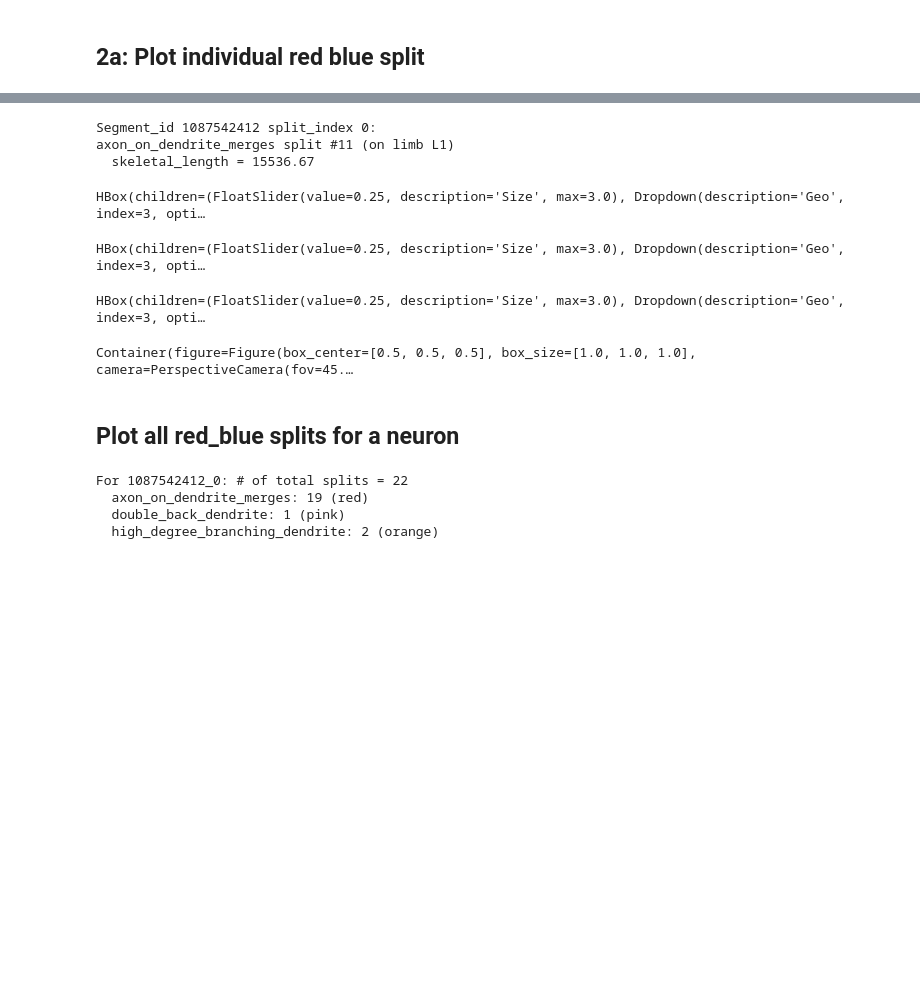
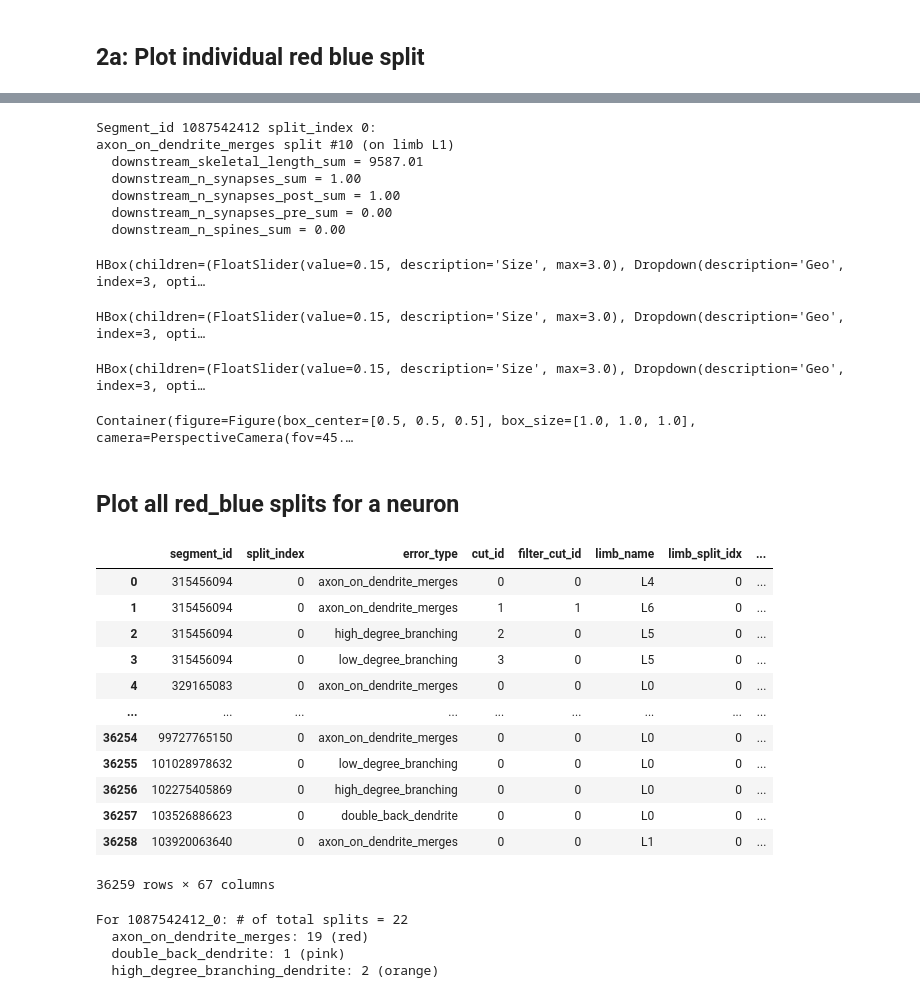
Before and after one commit to akshitapanigrahi/connects_neuvue, a Jupyter notebook: Applications/Datajoint_Metadata_Query/h01_c2_red_blue_database_query.ipynb, the cells around one changed output, grey strips where cells are left out. Drawn from its saved outputs; the diff is of its cells as text; code cells hidden in the pictures; blank space fills up the shorter version.

Commit message:
red blue tutorial on querying whole database

```diff
--- a/Applications/Datajoint_Metadata_Query/h01_c2_red_blue_database_query.ipynb
+++ b/Applications/Datajoint_Metadata_Query/h01_c2_red_blue_database_query.ipynb
@@ -131,5 +135,5 @@ seg_red_blue_df
 # %%
-idx = 11
+idx = 10
 red_blue_dict = seg_red_blue_df.iloc[idx,:].to_dict()
 
 ssu.plot_red_blue_split_dict(
@@ -138,14 +142,34 @@ ssu.plot_red_blue_split_dict(
 )
 # %% [output]
 Segment_id 1087542412 split_index 0:
-axon_on_dendrite_merges split #11 (on limb L1)
-  skeletal_length = 15536.67
+axon_on_dendrite_merges split #10 (on limb L1)
+  downstream_skeletal_length_sum = 9587.01
+  downstream_n_synapses_sum = 1.00
+  downstream_n_synapses_post_sum = 1.00
+  downstream_n_synapses_pre_sum = 0.00
+  downstream_n_spines_sum = 0.00
-HBox(children=(FloatSlider(value=0.25, description='Size', max=3.0), Dropdown(description='Geo', index=3, opti…
+HBox(children=(FloatSlider(value=0.15, description='Size', max=3.0), Dropdown(description='Geo', index=3, opti…
-HBox(children=(FloatSlider(value=0.25, description='Size', max=3.0), Dropdown(description='Geo', index=3, opti…
+HBox(children=(FloatSlider(value=0.15, description='Size', max=3.0), Dropdown(description='Geo', index=3, opti…
-HBox(children=(FloatSlider(value=0.25, description='Size', max=3.0), Dropdown(description='Geo', index=3, opti…
+HBox(children=(FloatSlider(value=0.15, description='Size', max=3.0), Dropdown(description='Geo', index=3, opti…
 Container(figure=Figure(box_center=[0.5, 0.5, 0.5], box_size=[1.0, 1.0, 1.0], camera=PerspectiveCamera(fov=45.…
 # %% [markdown]
 ## Plot all red_blue splits for a neuron
+# %%
+red_blue_df_restr =
+# %% [output]
+|  | segment_id | split_index | error_type | cut_id | filter_cut_id | limb_name | limb_split_idx | ... |
+| 0 | 315456094 | 0 | axon_on_dendrite_merges | 0 | 0 | L4 | 0 | ... |
+| 1 | 315456094 | 0 | axon_on_dendrite_merges | 1 | 1 | L6 | 0 | ... |
+| 2 | 315456094 | 0 | high_degree_branching | 2 | 0 | L5 | 0 | ... |
+| 3 | 315456094 | 0 | low_degree_branching | 3 | 0 | L5 | 0 | ... |
+| 4 | 329165083 | 0 | axon_on_dendrite_merges | 0 | 0 | L0 | 0 | ... |
+| ... | ... | ... | ... | ... | ... | ... | ... | ... |
+| 36254 | 99727765150 | 0 | axon_on_dendrite_merges | 0 | 0 | L0 | 0 | ... |
+| 36255 | 101028978632 | 0 | low_degree_branching | 0 | 0 | L0 | 0 | ... |
+| 36256 | 102275405869 | 0 | high_degree_branching | 0 | 0 | L0 | 0 | ... |
+| 36257 | 103526886623 | 0 | double_back_dendrite | 0 | 0 | L0 | 0 | ... |
+| 36258 | 103920063640 | 0 | axon_on_dendrite_merges | 0 | 0 | L1 | 0 | ... |
+36259 rows × 67 columns
 # %%
 ssu.plot_red_blue_for_segment(
     segment_id,
```
Also changed, not shown: parts of 12 cells of this notebook, 6 other files.
